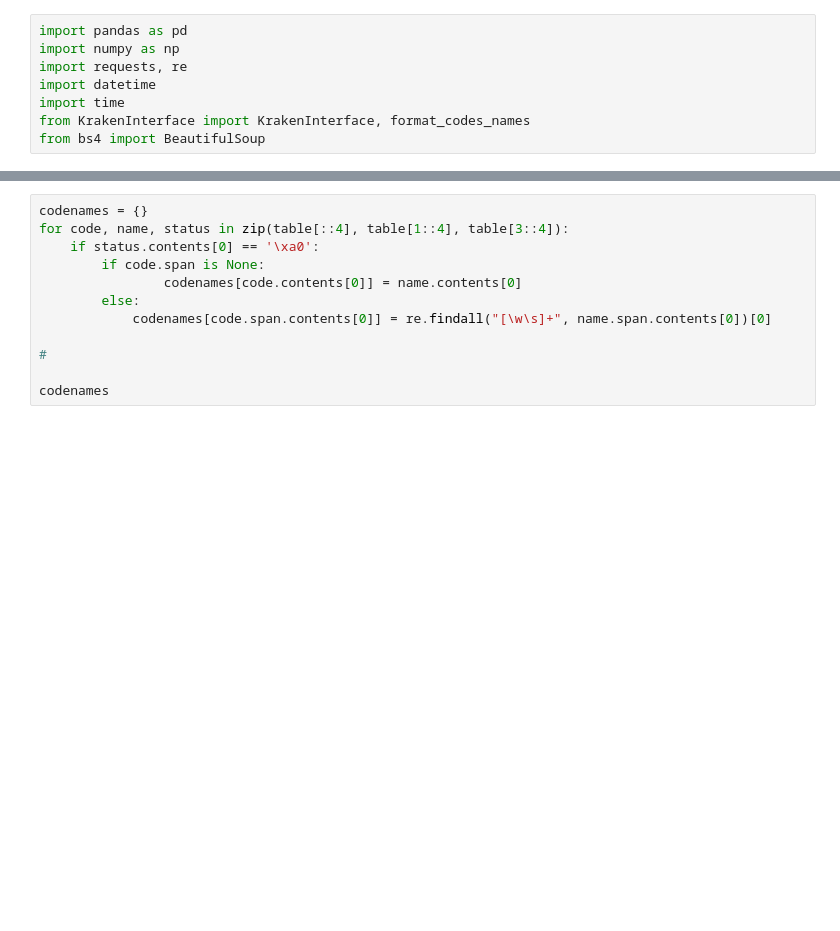
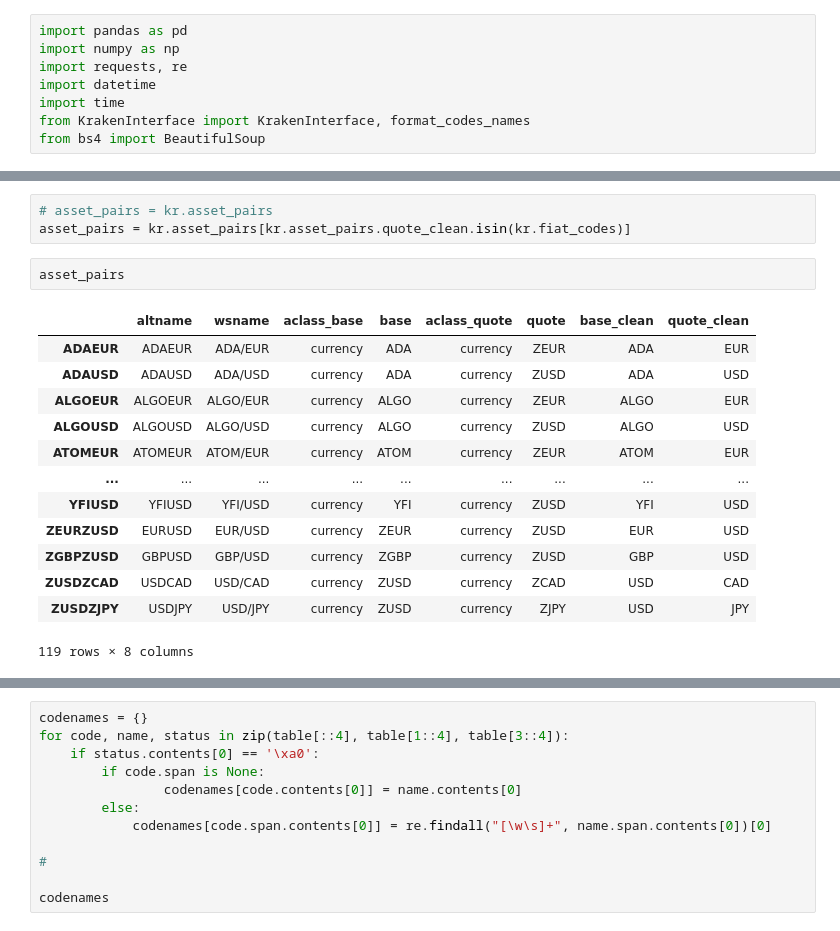
Before and after one commit to Abermal/kraken, a Jupyter notebook: Kraken.ipynb, the cells around one changed output, grey strips where cells are left out. Saved outputs shown, nothing was run; the diff lists cells and outputs as text; blank space fills up the shorter version.

```diff
--- a/Kraken.ipynb
+++ b/Kraken.ipynb
@@ -8,0 +29,19 @@ from bs4 import BeautifulSoup
+# %%
+# asset_pairs = kr.asset_pairs
+asset_pairs = kr.asset_pairs[kr.asset_pairs.quote_clean.isin(kr.fiat_codes)]
+# %%
+asset_pairs
+# %% [output]
+|  | altname | wsname | aclass_base | base | aclass_quote | quote | base_clean | quote_clean |
+| ADAEUR | ADAEUR | ADA/EUR | currency | ADA | currency | ZEUR | ADA | EUR |
+| ADAUSD | ADAUSD | ADA/USD | currency | ADA | currency | ZUSD | ADA | USD |
+| ALGOEUR | ALGOEUR | ALGO/EUR | currency | ALGO | currency | ZEUR | ALGO | EUR |
+| ALGOUSD | ALGOUSD | ALGO/USD | currency | ALGO | currency | ZUSD | ALGO | USD |
+| ATOMEUR | ATOMEUR | ATOM/EUR | currency | ATOM | currency | ZEUR | ATOM | EUR |
+| ... | ... | ... | ... | ... | ... | ... | ... | ... |
+| YFIUSD | YFIUSD | YFI/USD | currency | YFI | currency | ZUSD | YFI | USD |
+| ZEURZUSD | EURUSD | EUR/USD | currency | ZEUR | currency | ZUSD | EUR | USD |
+| ZGBPZUSD | GBPUSD | GBP/USD | currency | ZGBP | currency | ZUSD | GBP | USD |
+| ZUSDZCAD | USDCAD | USD/CAD | currency | ZUSD | currency | ZCAD | USD | CAD |
+| ZUSDZJPY | USDJPY | USD/JPY | currency | ZUSD | currency | ZJPY | USD | JPY |
+119 rows × 8 columns
```
Also changed, not shown: parts of 5 cells of this notebook, 3 other files.
